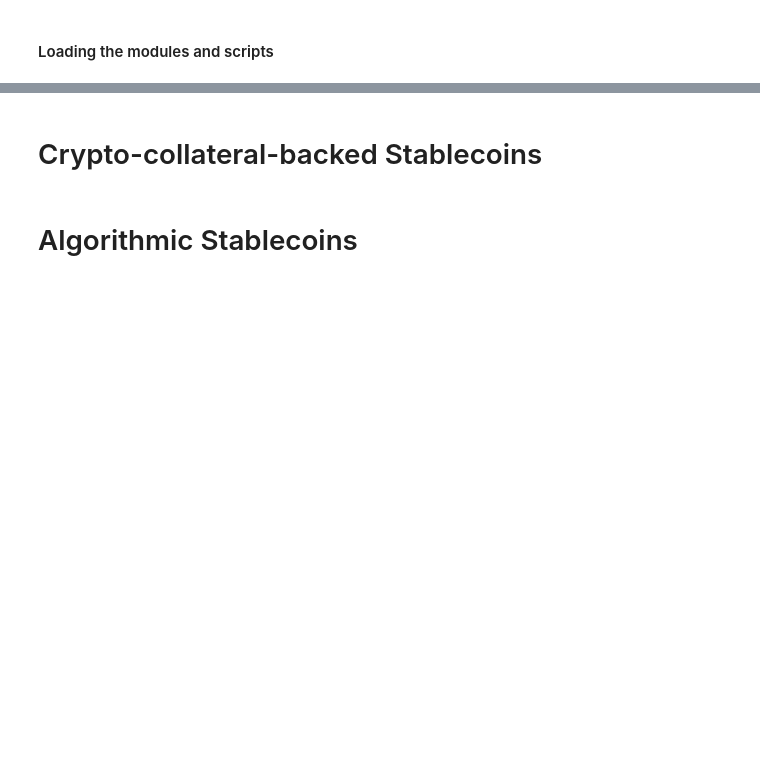
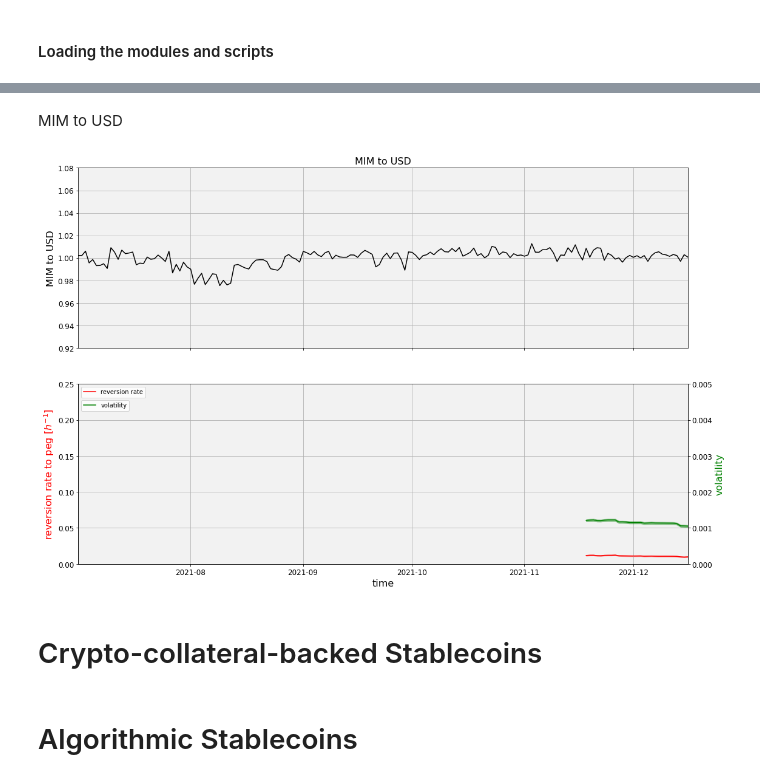
Before and after one commit to popcorndao/stablecoin-metrics, a Jupyter notebook: notebooks/Stablecoin_Risks.ipynb, the cells around one changed output, grey strips where cells are left out. Drawn from its saved outputs; the diff is of its cells as text; code cells hidden in the pictures; blank space fills up the shorter version.

```diff
--- a/notebooks/Stablecoin_Risks.ipynb
+++ b/notebooks/Stablecoin_Risks.ipynb
@@ -29,3 +95,10 @@ from acquisition import Acquisition as Akw
+# %% [markdown]
+MIM to USD
+# %%
+fig, axes, secax = createBasicAnalysisPlot(df=mimusd, title="MIM to USD", price_dev=0.08)
+plt.show()
+# %% [output]
+[figure, added]
 # %% [markdown]
 # Crypto-collateral-backed Stablecoins
 # %% [markdown]
```
Also changed, not shown: parts of 17 cells of this notebook.
